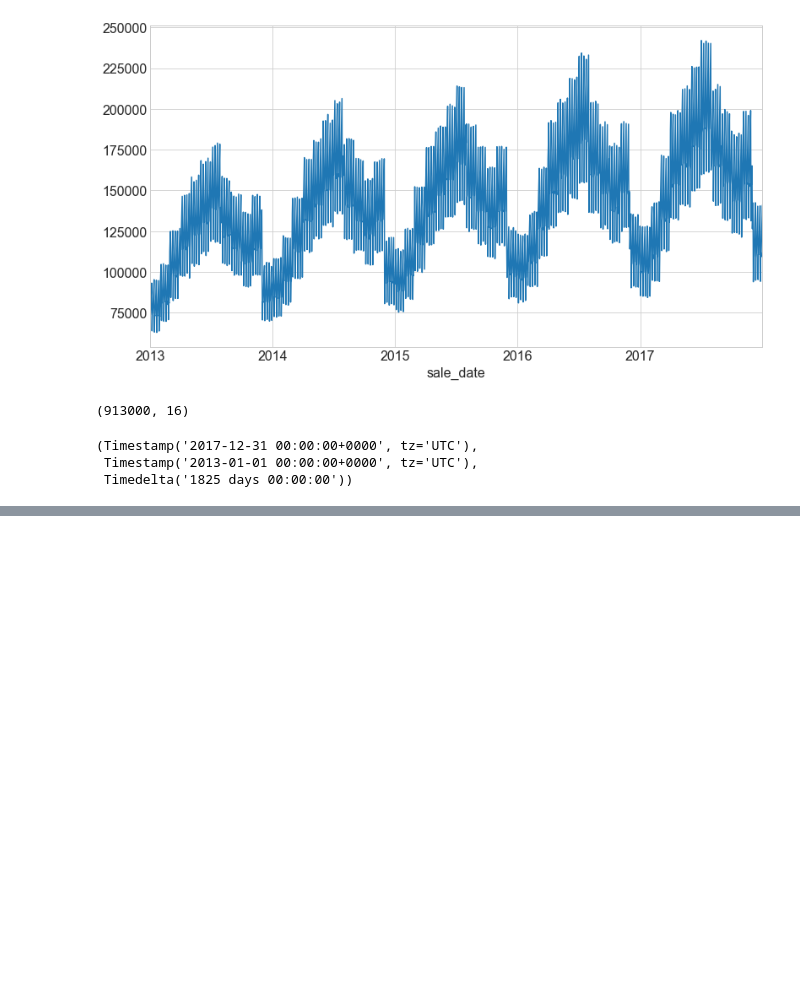
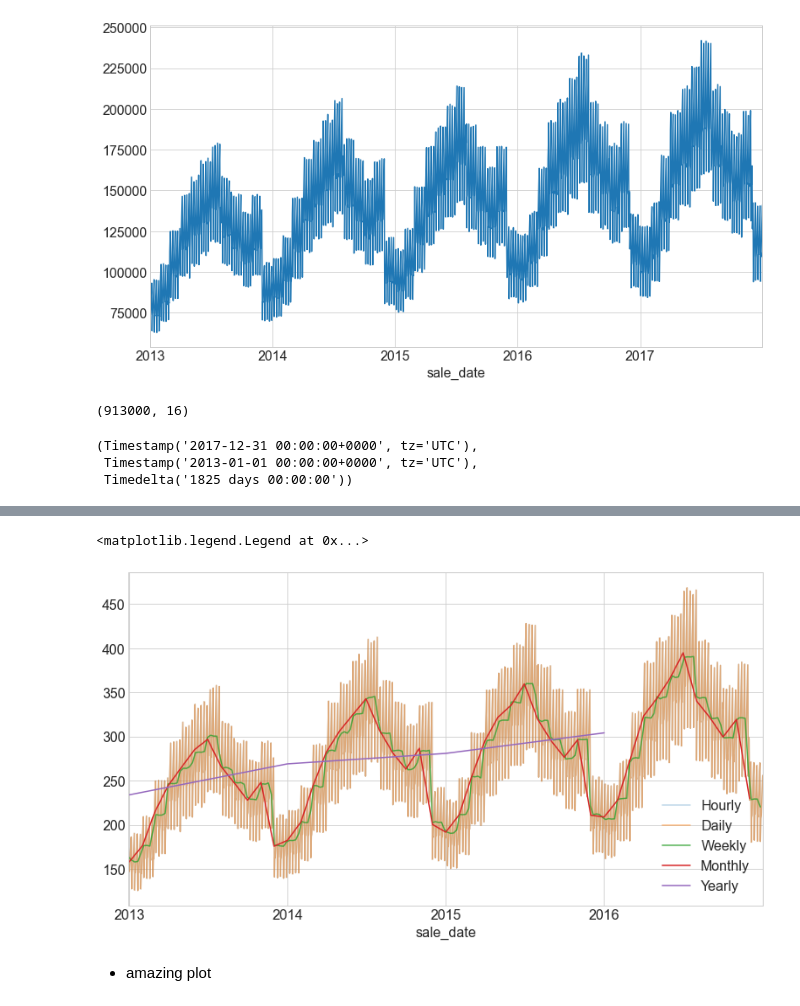
Before and after one commit to brianclements03/time_series_exercises, a Jupyter notebook: TSA_explore_exercises.ipynb, the cells around one changed output, grey strips where cells are left out. Drawn from its saved outputs; the diff is of its cells as text; code cells hidden in the pictures; blank space fills up the shorter version.

```diff
--- a/TSA_explore_exercises.ipynb
+++ b/TSA_explore_exercises.ipynb
@@ -103,0 +195,12 @@ df.groupby('sale_date').describe().reset_index(drop=True)
+# %%
+ax = y.plot(alpha=.3, label='Hourly')
+y.resample('D').mean().plot(ax=ax, alpha=.5, label='Daily')
+y.resample('W').mean().plot(ax=ax, alpha=.8, label='Weekly')
+y.resample('M').mean().plot(ax=ax, label='Monthly')
+y.resample('Y').mean().plot(label='Yearly')
+ax.legend(loc = 'lower right')
+# %% [output]
+<matplotlib.legend.Legend at 0x...>
+[figure, added]
+# %% [markdown]
+- amazing plot
```
Also changed, not shown: parts of 17 cells of this notebook.
